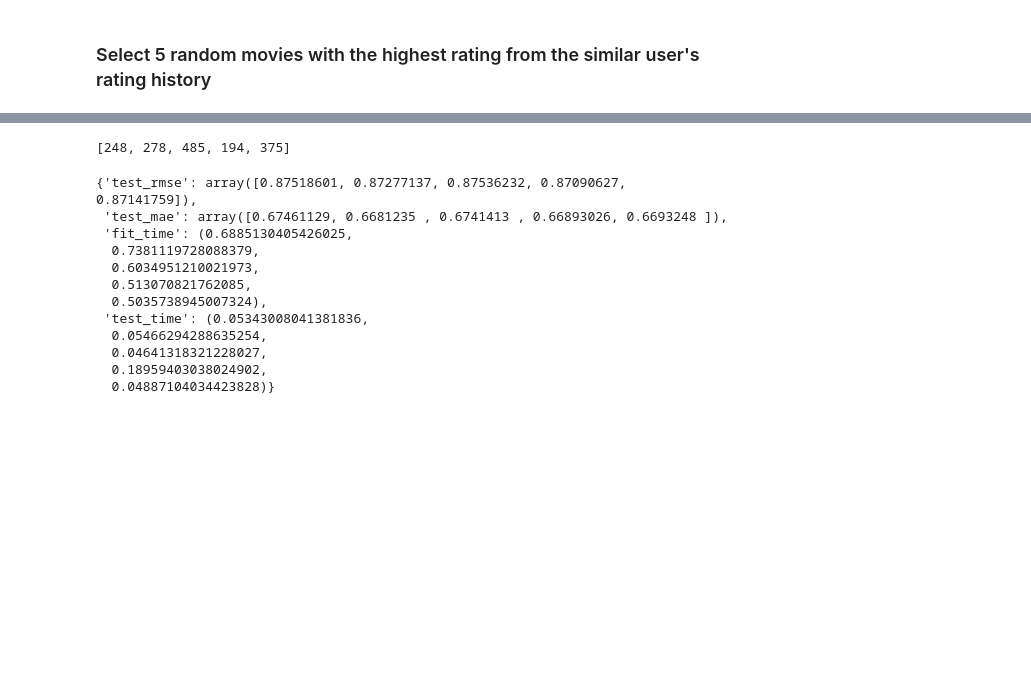
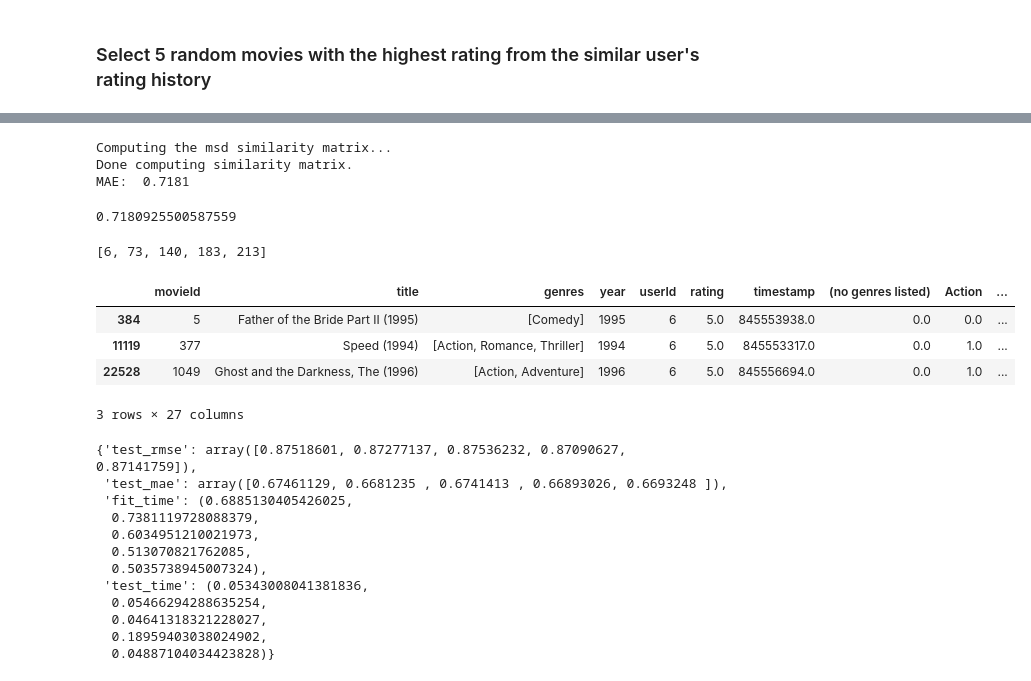
Before and after one commit to simonhui1/Recommendation_Systems, a Jupyter notebook: index.ipynb, the cells around one changed output, grey strips where cells are left out. Cells and saved outputs as stored; diff of their text form; code cells hidden in the pictures; blank space fills up the shorter version.

```diff
--- a/index.ipynb
+++ b/index.ipynb
@@ -460,12 +490,39 @@ MAE:  0.7159
+# %%
+knn_data_new = Dataset.load_from_df(new_movies[['userId', 'movieId', 'rating']], reader=reader)
+
+train_new, test_new = train_test_split(knn_data_new, random_state=42)
+
+knn = KNNBasic(sim_options = sim_options).fit(train_new)
+knn.test(test_new)
+mae(knn.test(test_new))
+# %% [output]
+Computing the msd similarity matrix...
+Done computing similarity matrix.
+MAE:  0.7181
+0.7180925500587559
 # %%
-user_id = 610
-user_inner_id = train.to_inner_uid(user_id)
+user_id = 611
+
+user_inner_id = train_new.to_inner_uid(user_id)
 user_neighbors = knn.get_neighbors(user_inner_id, k=5)
+user_neighbors
+# %% [output]
+[6, 73, 140, 183, 213]
-# %%
-user_neighbors
-# Similar users to user 610 based on the ratings for adventure movies
-# %% [output]
-[248, 278, 485, 194, 375]
+# %%
+def new_movie_recommendations(user_id, new_movies, sample_num):
+
+    similar_df = new_movies.loc[new_movies['userId'] == user_id]
+    max_rating = similar_df['rating'].max()
+    final_movies = similar_df.loc[similar_df['rating'] == max_rating].sample(n=sample_num, replace=False)
+    return final_movies
+# %%
+new_movie_recommendations(user_neighbors[0], new_movies, 3)
+# %% [output]
+|  | movieId | title | genres | year | userId | rating | timestamp | (no genres listed) | Action | ... |
+| 384 | 5 | Father of the Bride Part II (1995) | [Comedy] | 1995 | 6 | 5.0 | 845553938.0 | 0.0 | 0.0 | ... |
+| 11119 | 377 | Speed (1994) | [Action, Romance, Thriller] | 1994 | 6 | 5.0 | 845553317.0 | 0.0 | 1.0 | ... |
+| 22528 | 1049 | Ghost and the Darkness, The (1996) | [Action, Adventure] | 1996 | 6 | 5.0 | 845556694.0 | 0.0 | 1.0 | ... |
+3 rows × 27 columns
 # %%
 import surprise
 from surprise import Reader, Dataset, SVD
```
Also changed, not shown: parts of 15 cells of this notebook.
